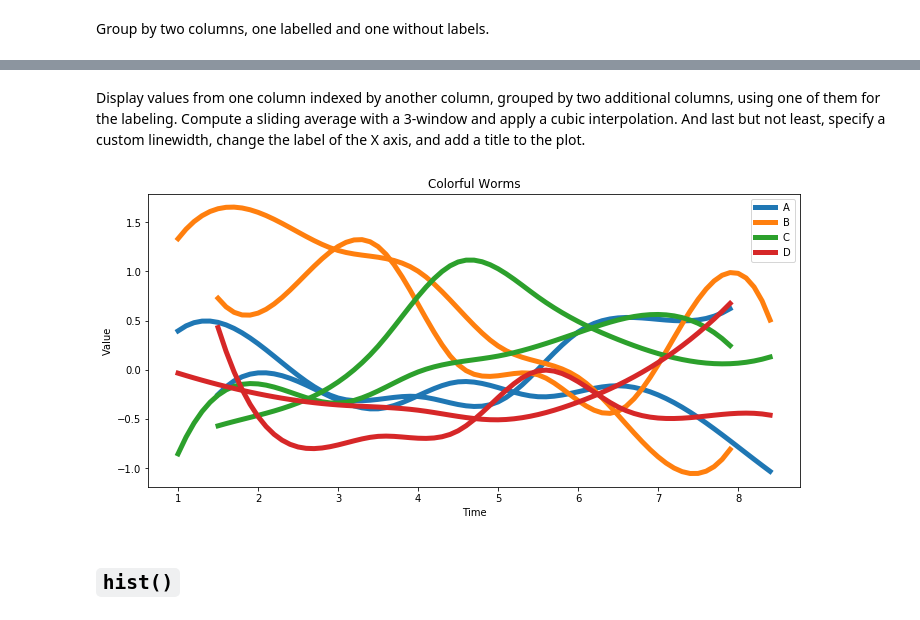
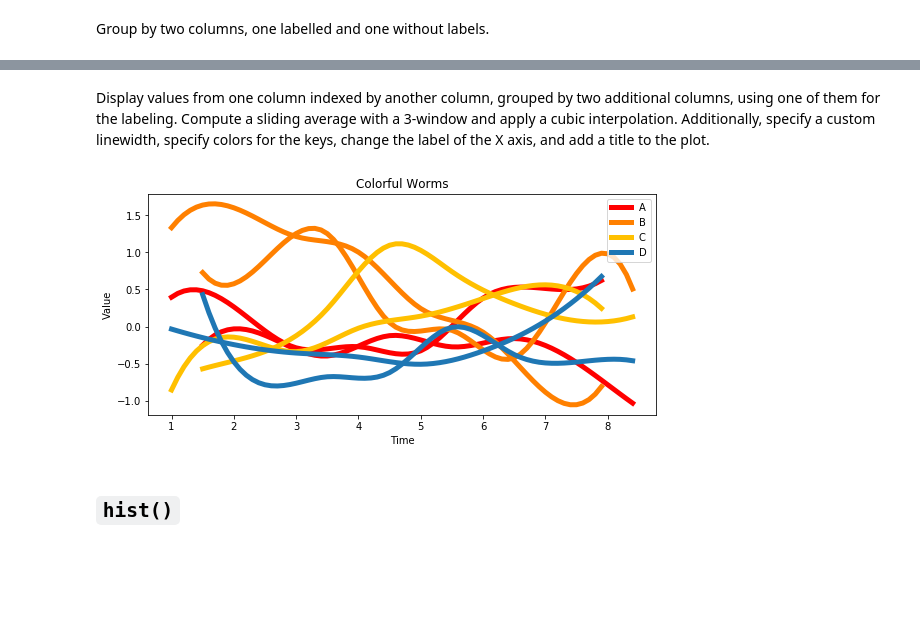
Before and after one commit to mastersign/mastersign-datascience, a Jupyter notebook: demo-plot.ipynb, the cells around one changed output, grey strips where cells are left out. Saved outputs shown, nothing was run; the diff lists cells and outputs as text; code cells hidden in the pictures; blank space fills up the shorter version.

```diff
--- a/demo-plot.ipynb
+++ b/demo-plot.ipynb
@@ -207,14 +239,16 @@ pl.lines(data_3, 'value', 't', label_column='group', key_column='subgroup')
 Display values from one column indexed by another column,
 grouped by two additional columns, using one of them for the labeling.
 Compute a sliding average with a 3-window and apply a cubic interpolation.
-And last but not least, specify a custom linewidth, change the label of the X axis, and add a title to the plot.
+Additionally, specify a custom linewidth, specify colors for the keys,
+change the label of the X axis, and add a title to the plot.
 # %%
 pl.lines(data_3, 'value', 't',
          label_column='group', key_column='subgroup',
          avg_window=3, interpolation_step=0.1, interpolation_kind='cubic',
-         linewidth=5, xlabel='Time', title='Colorful Worms')
+         color={'A': '#FF0000', 'B': '#FF8000', 'C': '#FFC000'},
+         linewidth=5, xlabel='Time', title='Colorful Worms', figsize=(8, 4))
 # %% [output]
-[figure, old version]
+[figure, new version]
 # %% [markdown]
 ## `hist()`
 # %% [markdown]
```
Also changed, not shown: parts of 23 cells of this notebook, 1 other file.
